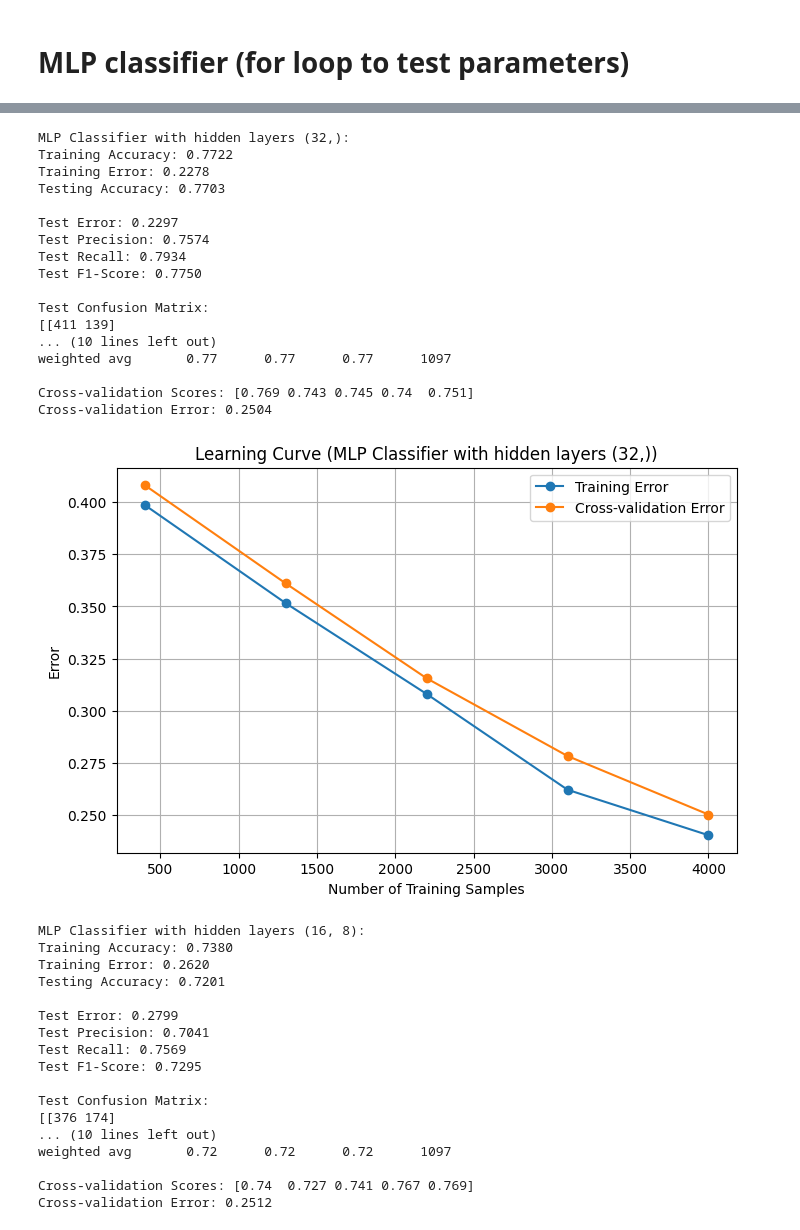
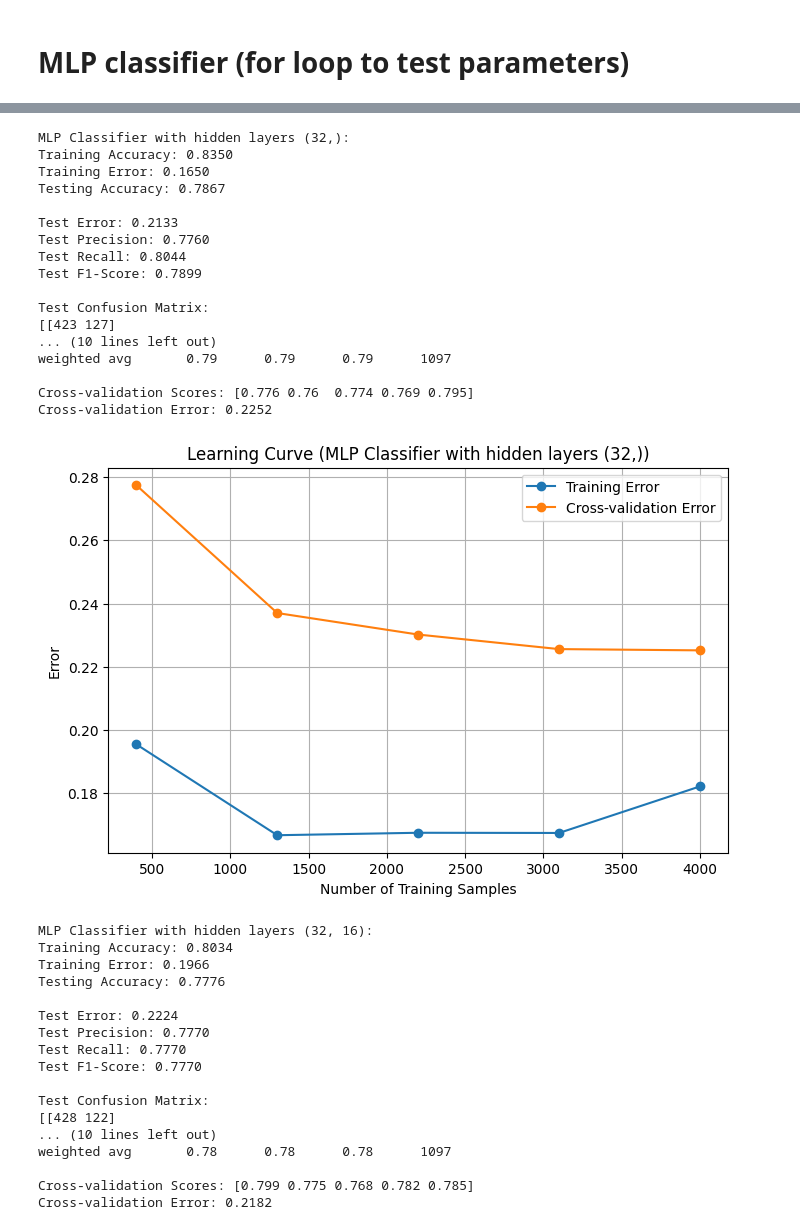
Before and after one commit to 612kelly/ml, a Jupyter notebook: HW3/mlp.ipynb, the cells around one changed output, grey strips where cells are left out. Drawn from its saved outputs; the diff is of its cells as text; code cells hidden in the pictures.

```diff
--- a/HW3/mlp.ipynb
+++ b/HW3/mlp.ipynb
@@ -297,15 +297,30 @@ weighted avg       0.77      0.77      0.77      1097
 # MLP classifier (for loop to test parameters)
 # %%
 import warnings
+from sklearn.pipeline import make_pipeline
+from sklearn.preprocessing import StandardScaler
 
-hidden_layer_sizes = [(8,), (16,), (32,), (16, 8)]
+hidden_layer_sizes = [(8,), (16,), (32,), (32, 16)]
 
 for hidden_layers in hidden_layer_sizes:
     warnings.simplefilter("ignore")
     warnings.filterwarnings('ignore')  # Catches ConvergenceWarning and others
     np.seterr(all='ignore')
 
-    mlp_clf = MLPClassifier(hidden_layer_sizes=hidden_layers, activation='relu', random_state=42, max_iter=500, early_stopping=True,)
+    # mlp_clf = MLPClassifier(hidden_layer_sizes=hidden_layers, activation='relu', random_state=42, max_iter=500, early_stopping=True,)
+    mlp_clf = make_pipeline(
+        StandardScaler(),
+        MLPClassifier(
+            hidden_layer_sizes=hidden_layers,
+            activation='relu',
+            solver='adam',
+            random_state=42,
+            max_iter=1000,
+            early_stopping=True,
+            validation_fraction=0.1,
+            n_iter_no_change=20
+        )
+    )
 
     mlp_clf.fit(x1_train, y1_train)
 
@@ -428,35 +443,35 @@ Cross-validation Error: 0.2518
 MLP Classifier with hidden layers (32,):
-Training Accuracy: 0.7722
-Training Error: 0.2278
-Testing Accuracy: 0.7703
+Training Accuracy: 0.8350
+Training Error: 0.1650
+Testing Accuracy: 0.7867
 
-Test Error: 0.2297
-Test Precision: 0.7574
-Test Recall: 0.7934
-Test F1-Score: 0.7750
+Test Error: 0.2133
+Test Precision: 0.7760
+Test Recall: 0.8044
+Test F1-Score: 0.7899
 
 Test Confusion Matrix:
-[[411 139]
+[[423 127]
 ... (10 lines left out)
-weighted avg       0.77      0.77      0.77      1097
+weighted avg       0.79      0.79      0.79      1097
 
-Cross-validation Scores: [0.769 0.743 0.745 0.74  0.751]
-Cross-validation Error: 0.2504
+Cross-validation Scores: [0.776 0.76  0.774 0.769 0.795]
+Cross-validation Error: 0.2252
-[figure, old version]
+[figure, new version]
-MLP Classifier with hidden layers (16, 8):
-Training Accuracy: 0.7380
-Training Error: 0.2620
-Testing Accuracy: 0.7201
+MLP Classifier with hidden layers (32, 16):
+Training Accuracy: 0.8034
+Training Error: 0.1966
+Testing Accuracy: 0.7776
 
-Test Error: 0.2799
-Test Precision: 0.7041
-Test Recall: 0.7569
-Test F1-Score: 0.7295
+Test Error: 0.2224
+Test Precision: 0.7770
+Test Recall: 0.7770
+Test F1-Score: 0.7770
 
 Test Confusion Matrix:
-[[376 174]
+[[428 122]
 ... (10 lines left out)
-weighted avg       0.72      0.72      0.72      1097
+weighted avg       0.78      0.78      0.78      1097
 
-Cross-validation Scores: [0.74  0.727 0.741 0.767 0.769]
-Cross-validation Error: 0.2512
+Cross-validation Scores: [0.799 0.775 0.768 0.782 0.785]
+Cross-validation Error: 0.2182
```
Also changed, not shown: parts of 1 cell of this notebook.
